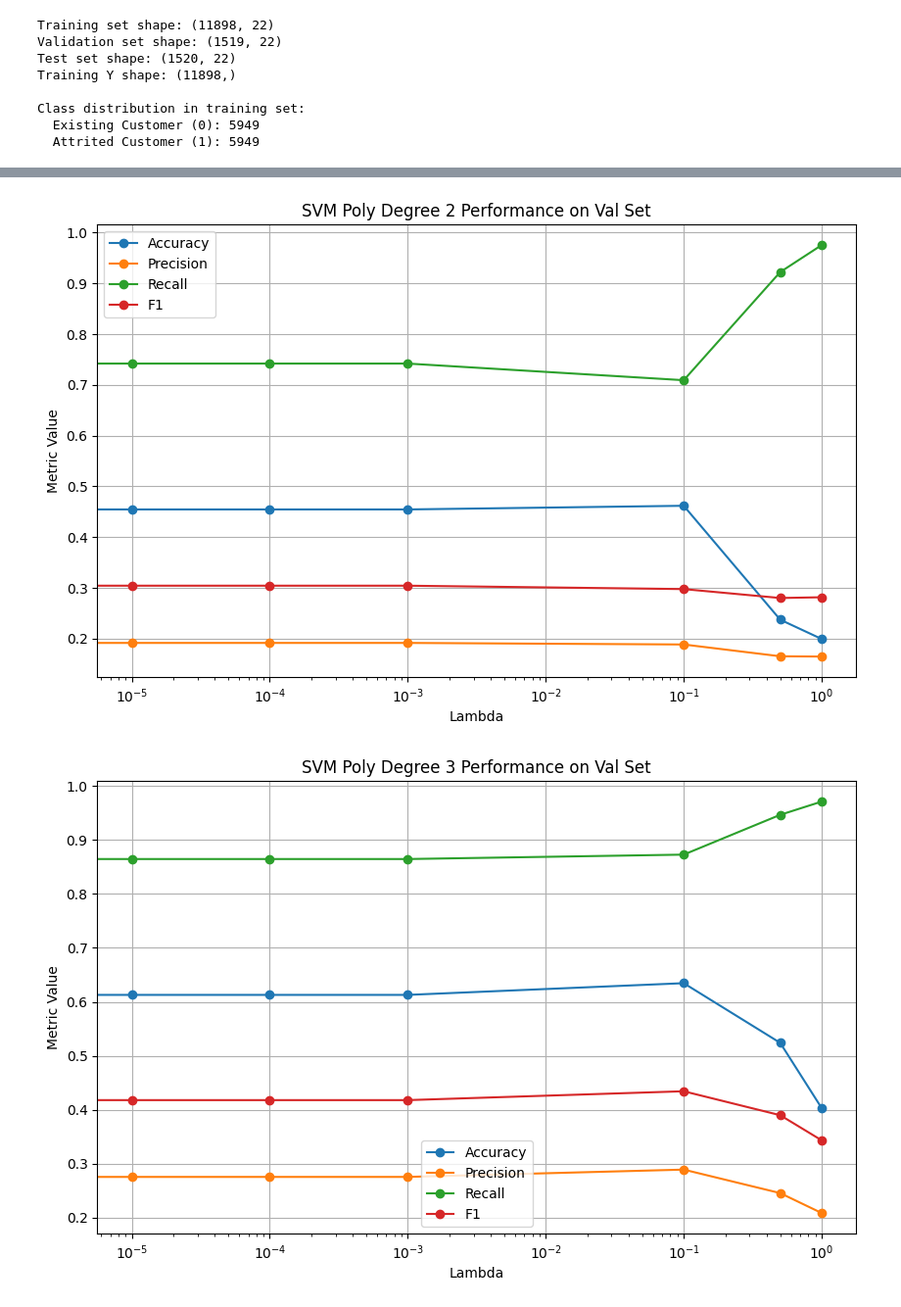
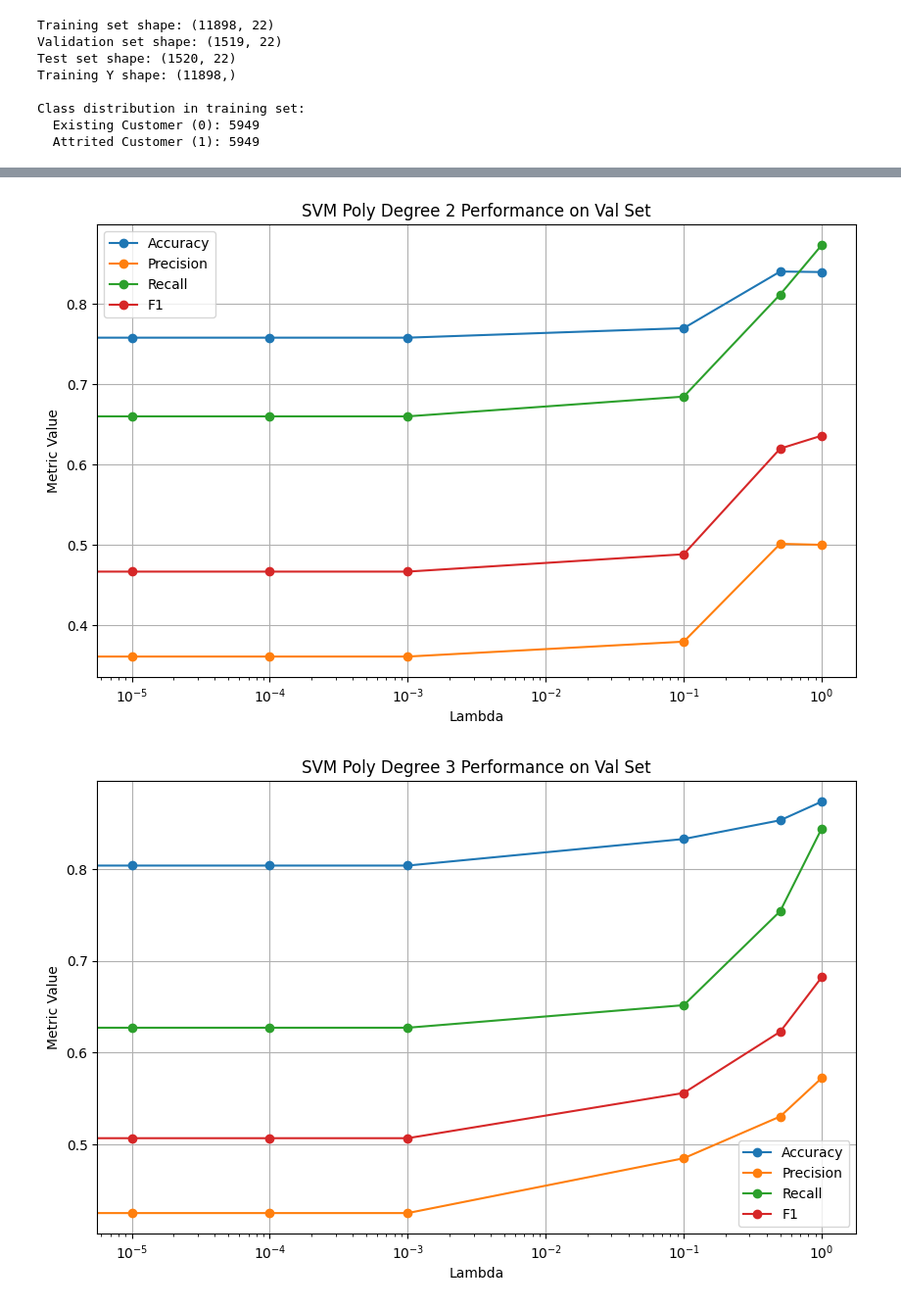
Before and after one commit to danny-peng/Machine-Learning-Project, a Jupyter notebook: notebooks/03_SVM.ipynb, the cells around one changed output, grey strips where cells are left out. Shown at 98% size. Cells and saved outputs as stored; diff of their text form; code cells hidden in the pictures.

Commit message:
Fix test set evaluation

```diff
--- a/notebooks/03_SVM.ipynb
+++ b/notebooks/03_SVM.ipynb
@@ -126,30 +210,30 @@ Lambda = 10.0 (C = 0.100000)
 # %%
 import matplotlib.pyplot as plt
 
 # Filter for test set
 # test_results = results_df[results_df['dataset'] == 'test']
-test_results = results_df[results_df['dataset'] == 'val']
+test_results = updated_results_df[updated_results_df['dataset'] == 'val']
 
 # Metrics to plot
 metrics = ['accuracy', 'precision', 'recall', 'f1']
 
 # For each model, create a plot
 for model_name in test_results['model'].unique():
     model_data = test_results[test_results['model'] == model_name].sort_values('lambda')
 
     plt.figure(figsize=(10, 6))
     for metric in metrics:
-        plt.plot(model_data['lambda'][:-2], model_data[metric][:-2], marker='o', label=metric.capitalize())
+        plt.plot(model_data['lambda'], model_data[metric], marker='o', label=metric.capitalize())
 
     plt.xlabel('Lambda')
     plt.ylabel('Metric Value')
     plt.title(f'{model_name} Performance on Val Set')
     plt.legend()
     plt.grid(True)
     plt.xscale('log')  # Since lambda values span orders of magnitude
     plt.show()
 # %% [output]
 [figure]
-[figure, old version]
+[figure, new version]
-[figure, old version]
+[figure, new version]
 [figure]
```
Also changed, not shown: parts of 4 cells of this notebook, 1 other file.
